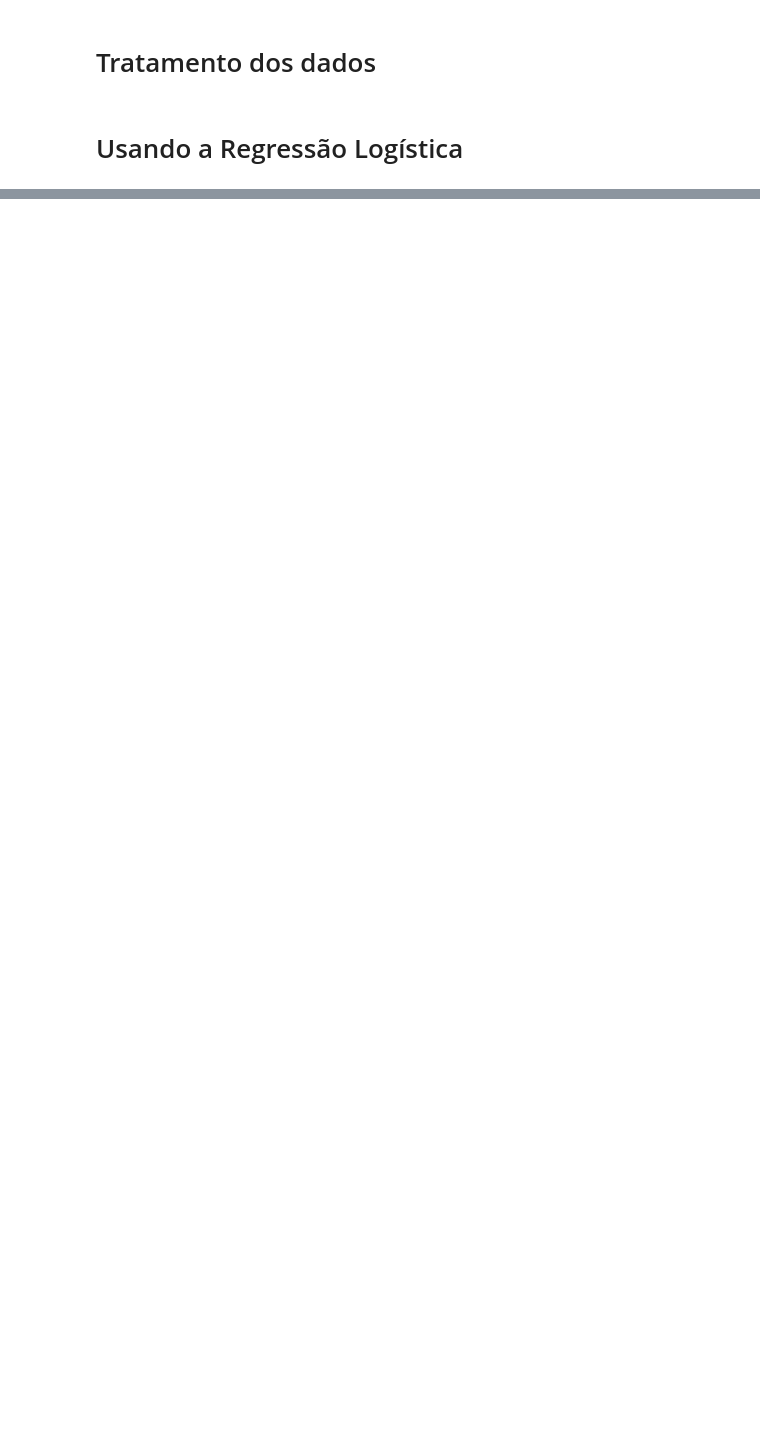
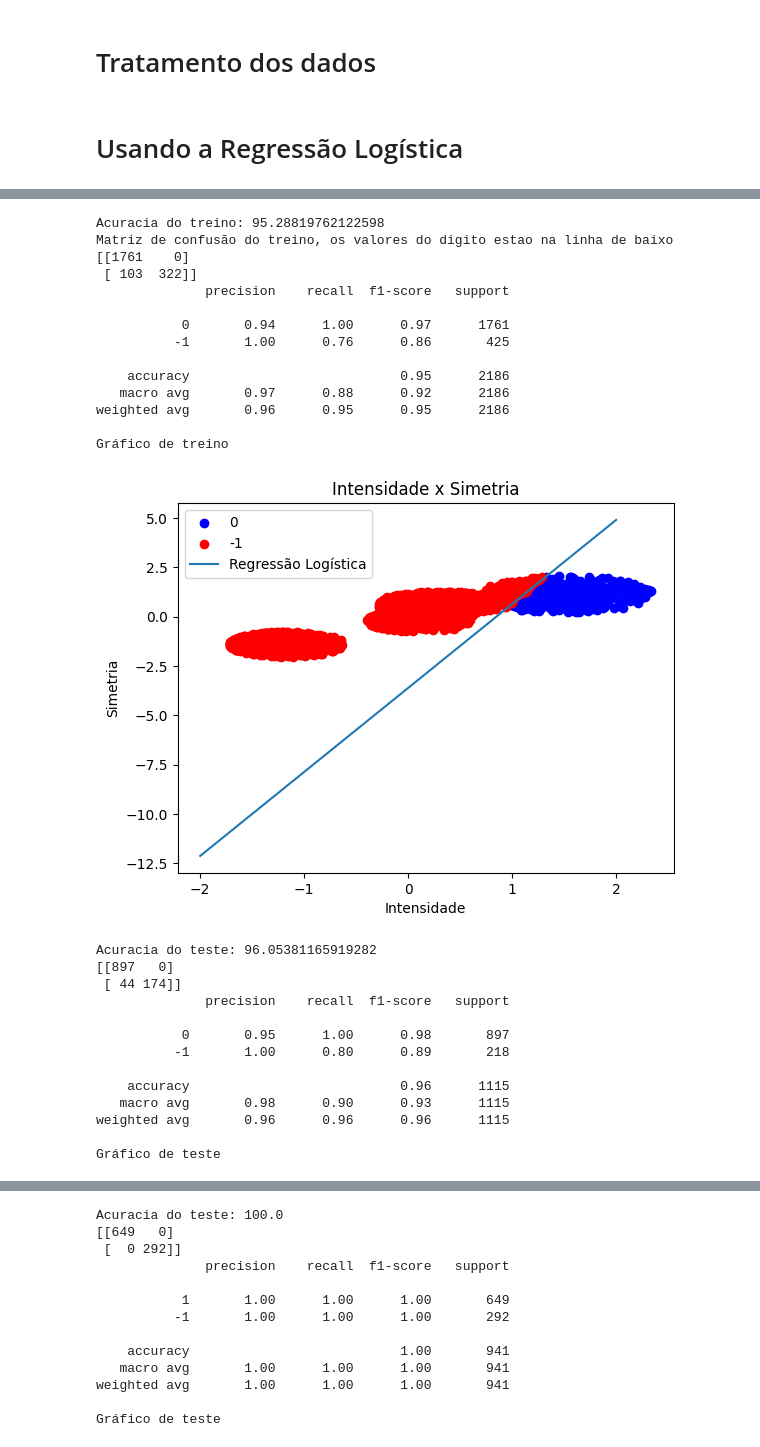
Before and after one commit to HodricVieira/Reconhecimento-de-digitos-ML-2023.2, a Jupyter notebook: 1_vs_all.ipynb, the cells around one changed output, grey strips where cells are left out. Cells and saved outputs as stored; diff of their text form; code cells hidden in the pictures; blank space fills up the shorter version.

```diff
--- a/1_vs_all.ipynb
+++ b/1_vs_all.ipynb
@@ -155,0 +128,32 @@ Name: label, Length: 2186, dtype: int64
+# %%
+digitos = [0,1,4]
+classificador_de_todos_os_digitos_treinamento_RL(X, Y, X_teste, y_teste, digitos)
+# %% [output]
+Acuracia do treino: 95.28819762122598
+Matriz de confusão do treino, os valores do digito estao na linha de baixo
+[[1761    0]
+ [ 103  322]]
+              precision    recall  f1-score   support
+
+           0       0.94      1.00      0.97      1761
+          -1       1.00      0.76      0.86       425
+
+    accuracy                           0.95      2186
+   macro avg       0.97      0.88      0.92      2186
+weighted avg       0.96      0.95      0.95      2186
+
+Gráfico de treino
+[figure, added]
+Acuracia do teste: 96.05381165919282
+[[897   0]
+ [ 44 174]]
+              precision    recall  f1-score   support
+
+           0       0.95      1.00      0.98       897
+          -1       1.00      0.80      0.89       218
+
+    accuracy                           0.96      1115
+   macro avg       0.98      0.90      0.93      1115
+weighted avg       0.96      0.96      0.96      1115
+
+Gráfico de teste
@@ -155,0 +176,13 @@ Name: label, Length: 2186, dtype: int64
+Acuracia do teste: 100.0
+[[649   0]
+ [  0 292]]
+              precision    recall  f1-score   support
+
+           1       1.00      1.00      1.00       649
+          -1       1.00      1.00      1.00       292
+
+    accuracy                           1.00       941
+   macro avg       1.00      1.00      1.00       941
+weighted avg       1.00      1.00      1.00       941
+
+Gráfico de teste
```
Also changed, not shown: parts of 10 cells of this notebook, 4 other files.
